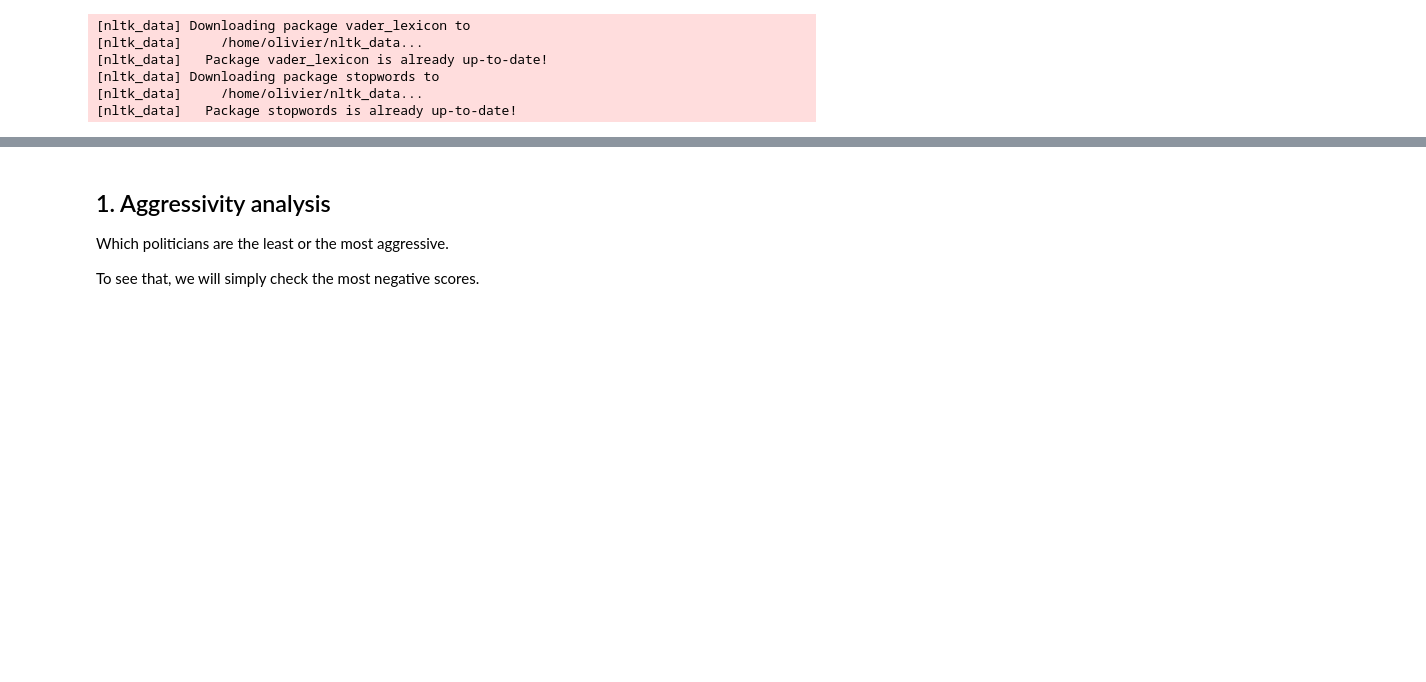
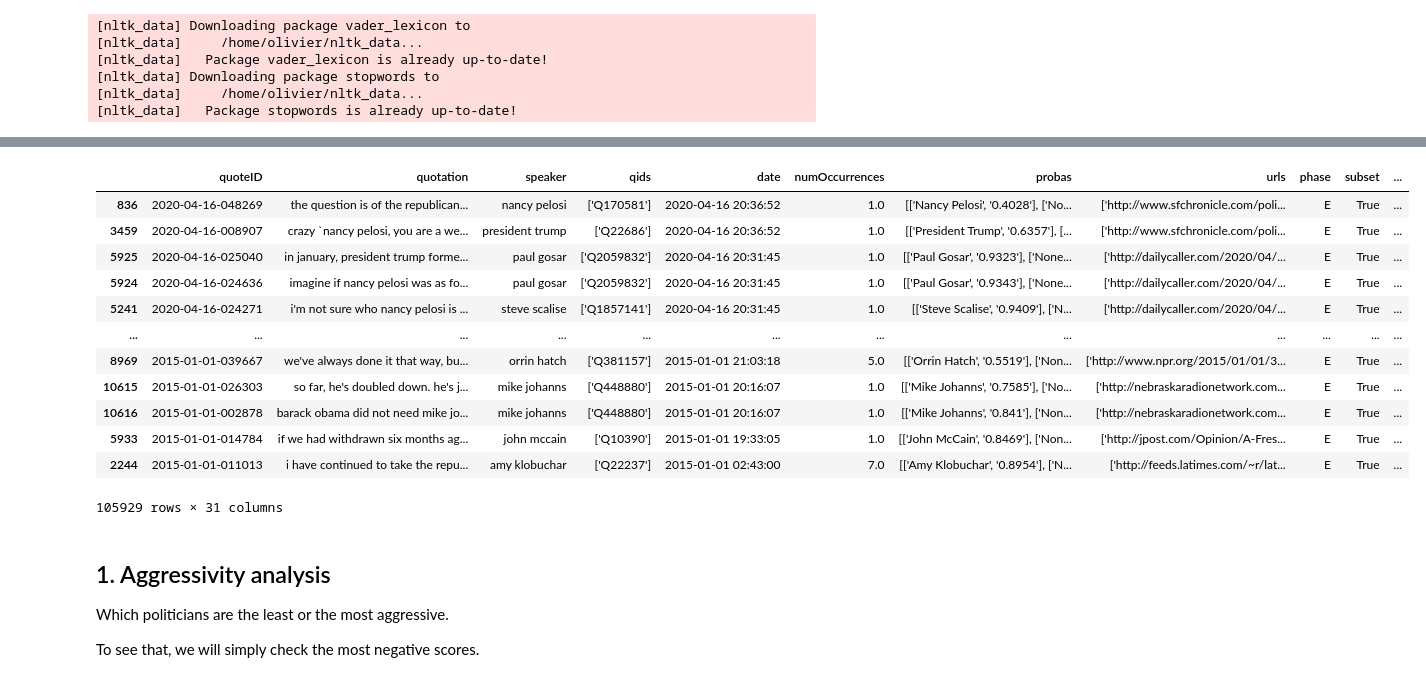
Before and after one commit to epfl-ada/ada-2021-project-apa, a Jupyter notebook: speaker_aggressivity.ipynb, the cells around one changed output, grey strips where cells are left out. Cells and saved outputs as stored; diff of their text form; code cells hidden in the pictures; blank space fills up the shorter version.

```diff
--- a/speaker_aggressivity.ipynb
+++ b/speaker_aggressivity.ipynb
@@ -109,4 +109,21 @@ None
 2 rows × 31 columns
+# %%
+df["date"] = pd.to_datetime(df["date"])
+df.sort_values("date", ascending=False)
+# %% [output]
+|  | quoteID | quotation | speaker | qids | date | numOccurrences | probas | urls | phase | subset | ... |
+| 836 | 2020-04-16-048269 | the question is of the republican... | nancy pelosi | ['Q170581'] | 2020-04-16 20:36:52 | 1.0 | [['Nancy Pelosi', '0.4028'], ['No... | ['http://www.sfchronicle.com/poli... | E | True | ... |
+| 3459 | 2020-04-16-008907 | crazy `nancy pelosi, you are a we... | president trump | ['Q22686'] | 2020-04-16 20:36:52 | 1.0 | [['President Trump', '0.6357'], [... | ['http://www.sfchronicle.com/poli... | E | True | ... |
+| 5925 | 2020-04-16-025040 | in january, president trump forme... | paul gosar | ['Q2059832'] | 2020-04-16 20:31:45 | 1.0 | [['Paul Gosar', '0.9323'], ['None... | ['http://dailycaller.com/2020/04/... | E | True | ... |
+| 5924 | 2020-04-16-024636 | imagine if nancy pelosi was as fo... | paul gosar | ['Q2059832'] | 2020-04-16 20:31:45 | 1.0 | [['Paul Gosar', '0.9343'], ['None... | ['http://dailycaller.com/2020/04/... | E | True | ... |
+| 5241 | 2020-04-16-024271 | i'm not sure who nancy pelosi is ... | steve scalise | ['Q1857141'] | 2020-04-16 20:31:45 | 1.0 | [['Steve Scalise', '0.9409'], ['N... | ['http://dailycaller.com/2020/04/... | E | True | ... |
+| ... | ... | ... | ... | ... | ... | ... | ... | ... | ... | ... | ... |
+| 8969 | 2015-01-01-039667 | we've always done it that way, bu... | orrin hatch | ['Q381157'] | 2015-01-01 21:03:18 | 5.0 | [['Orrin Hatch', '0.5519'], ['Non... | ['http://www.npr.org/2015/01/01/3... | E | True | ... |
+| 10615 | 2015-01-01-026303 | so far, he's doubled down. he's j... | mike johanns | ['Q448880'] | 2015-01-01 20:16:07 | 1.0 | [['Mike Johanns', '0.7585'], ['No... | ['http://nebraskaradionetwork.com... | E | True | ... |
+| 10616 | 2015-01-01-002878 | barack obama did not need mike jo... | mike johanns | ['Q448880'] | 2015-01-01 20:16:07 | 1.0 | [['Mike Johanns', '0.841'], ['Non... | ['http://nebraskaradionetwork.com... | E | True | ... |
+| 5933 | 2015-01-01-014784 | if we had withdrawn six months ag... | john mccain | ['Q10390'] | 2015-01-01 19:33:05 | 1.0 | [['John McCain', '0.8469'], ['Non... | ['http://jpost.com/Opinion/A-Fres... | E | True | ... |
+| 2244 | 2015-01-01-011013 | i have continued to take the repu... | amy klobuchar | ['Q22237'] | 2015-01-01 02:43:00 | 7.0 | [['Amy Klobuchar', '0.8954'], ['N... | ['http://feeds.latimes.com/~r/lat... | E | True | ... |
+105929 rows × 31 columns
 # %% [markdown]
 ## 1. Aggressivity analysis
 
```
Also changed, not shown: parts of 1 cell of this notebook, 5 other files.
